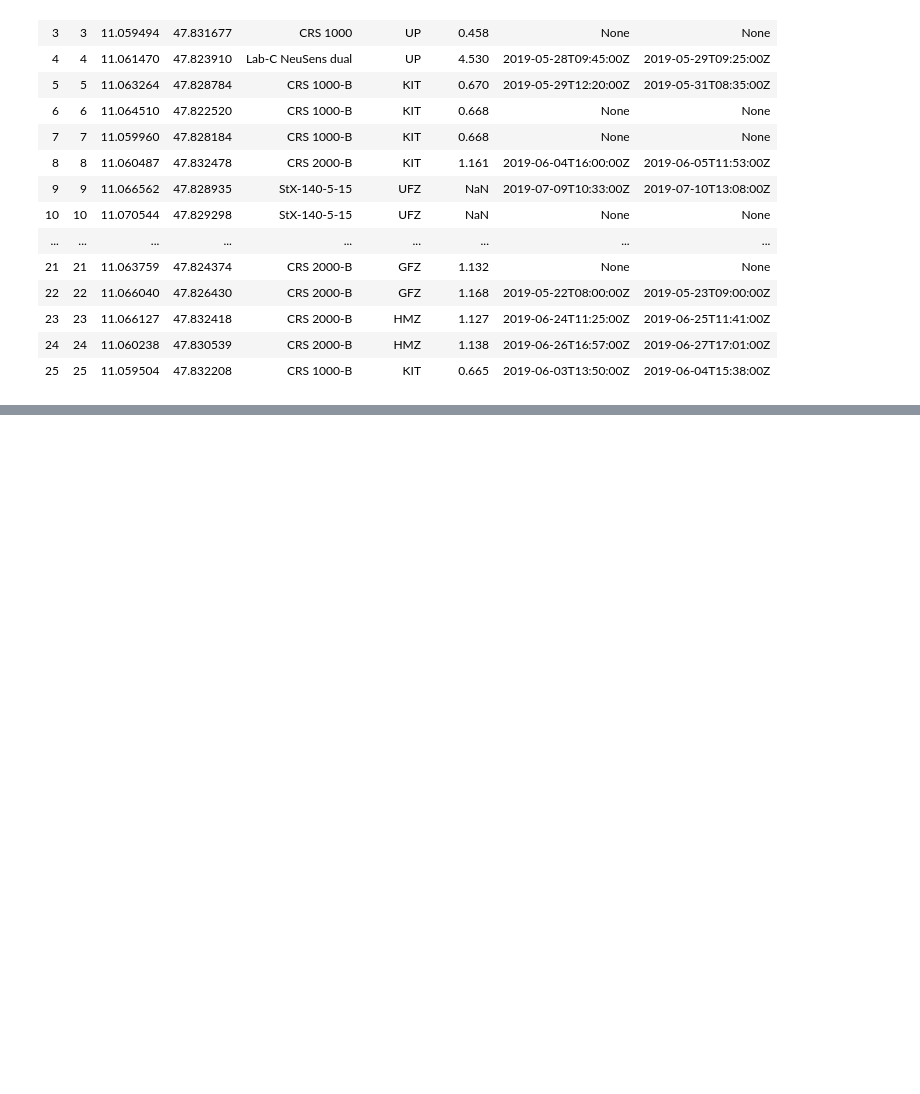
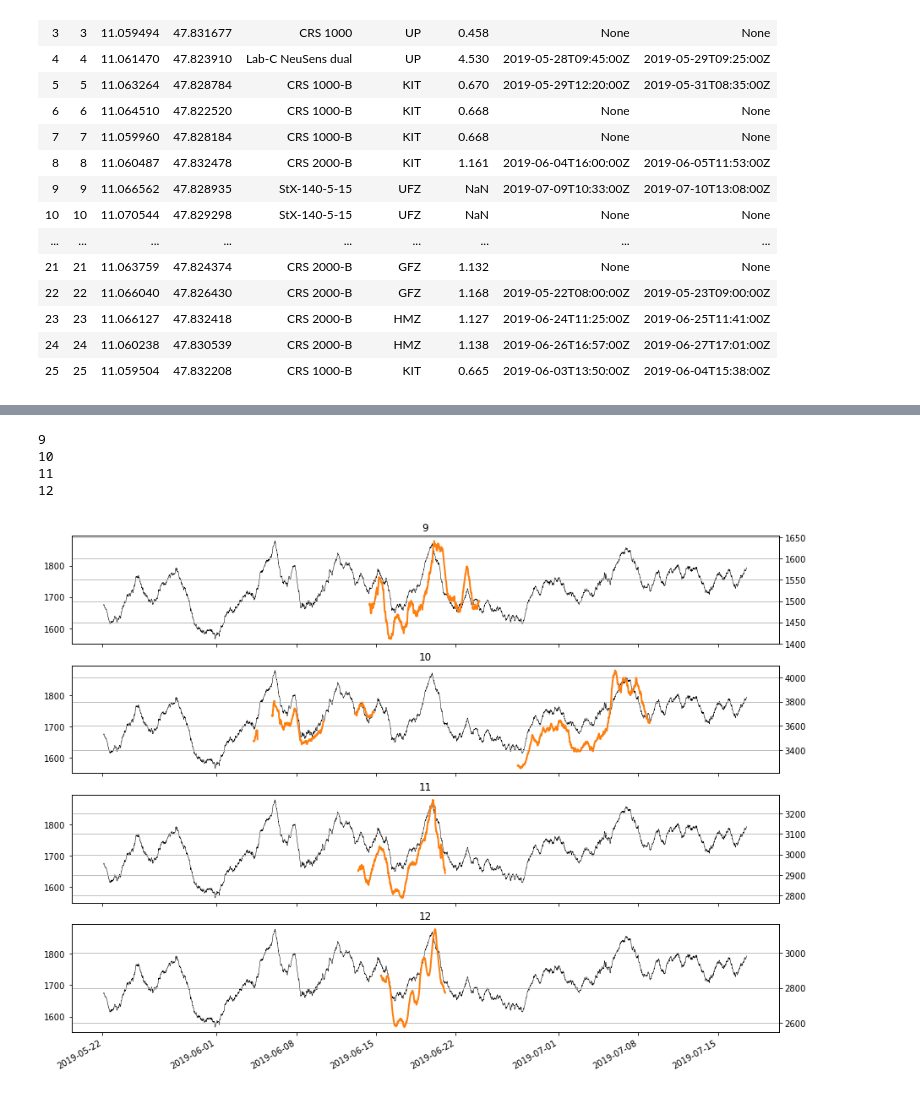
Before and after one commit to heistermann/cosmicsense, a Jupyter notebook: docs/source/notebooks/merge_data_jfc1.ipynb, the cells around one changed output, grey strips where cells are left out. Drawn from its saved outputs; the diff is of its cells as text; code cells hidden in the pictures; blank space fills up the shorter version.

```diff
--- a/docs/source/notebooks/merge_data_jfc1.ipynb
+++ b/docs/source/notebooks/merge_data_jfc1.ipynb
@@ -577,17 +577,17 @@ for i, id in enumerate([9,11,12]):
     df = df.set_index("datetime")
     df.insert(loc=0, column="datetime", value=df.index)
     df = df[["datetime", "counts1", "nsecs1"]]
-    df["moder_cph_filter"] = 3600 * df["counts1"] / df["nsecs1"]
+    df["moder_cph_filt"] = 3600 * df["counts1"] / df["nsecs1"]
     df = df[:"2019-07-20"]
     if id==9:
-        df.loc["2019-06-24":, "moder_cph_filter"] = np.nan
-        df.loc[:"2019-06-13", "moder_cph_filter"] = np.nan
+        df.loc["2019-06-24":, "moder_cph_filt"] = np.nan
+        df.loc[:"2019-06-13", "moder_cph_filt"] = np.nan
     if id==11:
-        df.loc["2019-06-21":, "moder_cph_filter"] = np.nan
-        df.loc[:"2019-06-12", "moder_cph_filter"] = np.nan
+        df.loc["2019-06-21":, "moder_cph_filt"] = np.nan
+        df.loc[:"2019-06-12", "moder_cph_filt"] = np.nan
     if id==12:
-        df.loc["2019-06-21":, "moder_cph_filter"] = np.nan
-        df.loc[:"2019-06-14", "moder_cph_filter"] = np.nan
+        df.loc["2019-06-21":, "moder_cph_filt"] = np.nan
+        df.loc[:"2019-06-14", "moder_cph_filt"] = np.nan
     df["datetime"] = [dtime.strftime("%Y-%m-%dT%H:%M:%SZ") for dtime in pd.to_datetime(df["datetime"], format="%Y-%m-%d %H:%M:%S")]
     outpath = os.path.join(publishdir, "crns_data_%d.txt" % id )
     df.to_csv(outpath, sep="\t", index=False, date_format="%Y-%m-%d %H:%M:%S", na_rep="nan")
@@ -597,7 +597,7 @@ for i, id in enumerate([9,11,12]):
     plt.plot(tmp.index, tmp.moder_cph_filt, color="black", lw=0.5, label="#4")
     ax2 = plt.twinx(ax[i])
     plt.sca(ax2)
-    plt.plot(tmpst.index, tmpst.moder_cph_filter, color="tab:orange", lw=2)
+    plt.plot(tmpst.index, tmpst.moder_cph_filt, color="tab:orange", lw=2)
     plt.title(str(id))
     plt.grid()
     plt.xlim(dt.datetime(2019,6,8), dt.datetime(2019,6,30))
@@ -741,0 +754,64 @@ attrs2
+# %%
+fnames = ["/media/x/cosmicsense/data/fendt/crns/sty_reproc/20200226/StyX9allCountSensorData_All_corr2.dat",
+          "/media/x/cosmicsense/data/fendt/crns/sty_reproc/20200226/StyX10allCountSensorData_All_corr.dat",
+          "/media/x/cosmicsense/data/fendt/crns/sty_reproc/20200226/StyX11allCountSensorData4_All.dat",
+          "/media/x/cosmicsense/data/fendt/crns/sty_reproc/20200226/StyX12allCountSensorData5_All.dat"]
+
+fig, ax = plt.subplots(figsize=(15, 12), nrows=4)
+ax = ax.ravel()
+tmp = crns[19].rolling("12H", min_periods=3*12-5).mean()
+cols = ["datetime", "counts1", "nsecs1", "press1", "temp_ext", "relhum_ext", "volt", "hv", "temp_ncat", "rec_id"]
+
+for i, id in enumerate([9,10,11,12]):
+    print(id)
+    try:
+        df = pd.read_csv(fnames[i], sep="\t", header=None)
+        #df.columns = ["datetime", "counts1", "nsecs1", "rec_id"]
+        df.columns = cols
+    except ValueError:
+        df = pd.read_csv(fnames[i], sep=";", header=None)
+        #df.columns = ["datetime", "counts1", "nsecs1", "rec_id"]
+        df.columns = cols
+    df.datetime = [dt.datetime.fromtimestamp(dtime) for dtime in  df.datetime]
+    df = df.set_index("datetime")
+    df.insert(loc=0, column="datetime", value=df.index)
+    df["counts1"] = np.round(df["counts1"], 1)
+    df["press1"] = np.round(df["press1"] / 100.,1)
+    df["temp_ext"] = np.round(df["temp_ext"],1)
+    df["relhum_ext"] = np.round(df["relhum_ext"],1)
+    df["volt"] = np.round(df["volt"],1)
+    df = df[["datetime", "counts1", "nsecs1", "press1", "temp_ext", "relhum_ext", "volt", "hv", "temp_ncat"]]
+    df["moder_cph_filt"] = np.round(3600. * df["counts1"] / df["nsecs1"], 1)
+    df = df[:"2019-07-20"]
+    if id==9:
+        df.loc["2019-06-24":, "moder_cph_filt"] = np.nan
+        df.loc[:"2019-06-13", "moder_cph_filt"] = np.nan
+    if id==10:
+        df.loc["2019-06-24":"2019-06-26", "moder_cph_filt"] = np.nan
+        df.loc["2019-07-09":, "moder_cph_filt"] = np.nan
+    if id==11:
+        df.loc["2019-06-21":, "moder_cph_filt"] = np.nan
+        df.loc[:"2019-06-12", "moder_cph_filt"] = np.nan
+    if id==12:
+        df.loc["2019-06-21":, "moder_cph_filt"] = np.nan
+        df.loc[:"2019-06-14", "moder_cph_filt"] = np.nan
+    df["datetime"] = [dtime.strftime("%Y-%m-%dT%H:%M:%SZ") for dtime in pd.to_datetime(df["datetime"], format="%Y-%m-%d %H:%M:%S")]
+    outpath = os.path.join(publishdir, "crns_data_%d.txt" % id )
+    df.to_csv(outpath, sep="\t", index=False, date_format="%Y-%m-%d %H:%M:%S", na_rep="nan")
+
+    tmpst = df.rolling("12H", min_periods=3*12-5).mean()
+    plt.sca(ax[i])
+    plt.plot(tmp.index, tmp.moder_cph_filt, color="black", lw=0.5, label="#4")
+    ax2 = plt.twinx(ax[i])
+    plt.sca(ax2)
+    plt.plot(tmpst.index, tmpst.moder_cph_filt, color="tab:orange", lw=2)
+    plt.title(str(id))
+    plt.grid()
+    #plt.xlim(dt.datetime(2019,6,8), dt.datetime(2019,6,30))
+    fig.autofmt_xdate()
+# %% [output]
+9
+10
+11
+12
+[figure, added]
```
Also changed, not shown: parts of 4 cells of this notebook, 19 other files.
